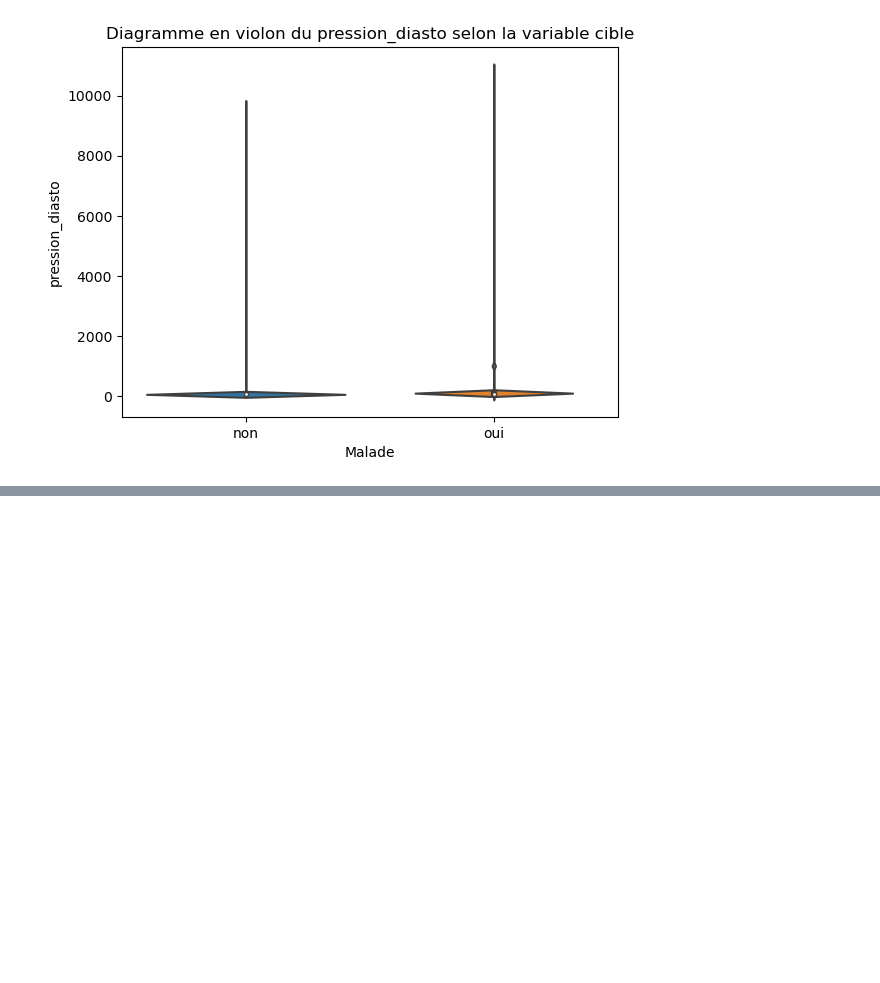
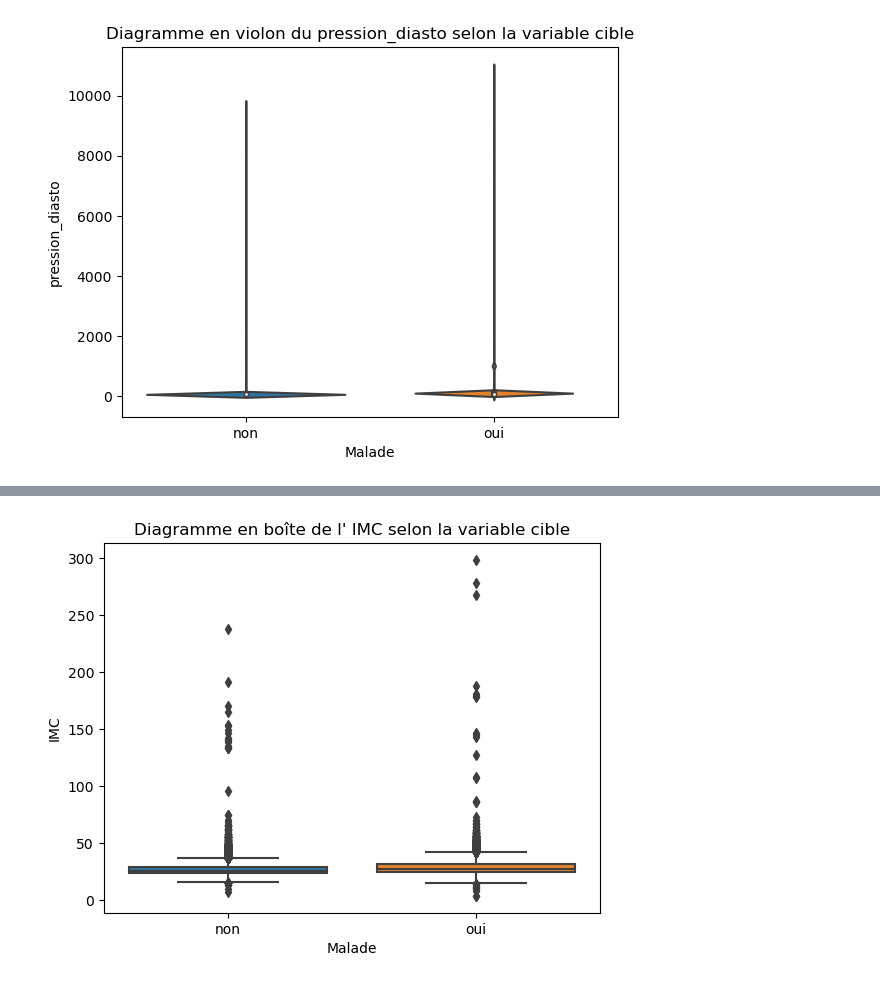
Before and after one commit to corentinGregoire/TP-Moreau, a Jupyter notebook: Dataviz.ipynb, the cells around one changed output, grey strips where cells are left out. Drawn from its saved outputs; the diff is of its cells as text; code cells hidden in the pictures; blank space fills up the shorter version.

```diff
--- a/Dataviz.ipynb
+++ b/Dataviz.ipynb
@@ -149,0 +150,22 @@ stacked_barplot(data, 'malade', ['genre', 'cholesterol', 'glycemie', 'fumeur', '
+# %%
+def imc_category(row):
+    taille_m = row['taille'] / 100  # Convertir la taille en mètres
+    imc = row['Poids'] / (taille_m ** 2)  # Calculer l'IMC
+    if imc < 18.5:
+        return 'Maigre'
+    elif imc < 25:
+        return 'Normal'
+    elif imc < 30:
+        return 'Surpoids'
+    else:
+        return 'Obèse'
+data['IMC'] = data.apply(lambda row: row['Poids'] / ((row['taille'] / 100) ** 2), axis=1)
+data['IMC_Category'] = data.apply(imc_category, axis=1)
+# %%
+sns.boxplot(x='malade', y='IMC', data=data)
+plt.xlabel('Malade')
+plt.ylabel('IMC')
+plt.title('Diagramme en boîte de l\' IMC selon la variable cible')
+plt.show()
+# %% [output]
+[figure, added]
```
Also changed, not shown: parts of 1 cell of this notebook.
